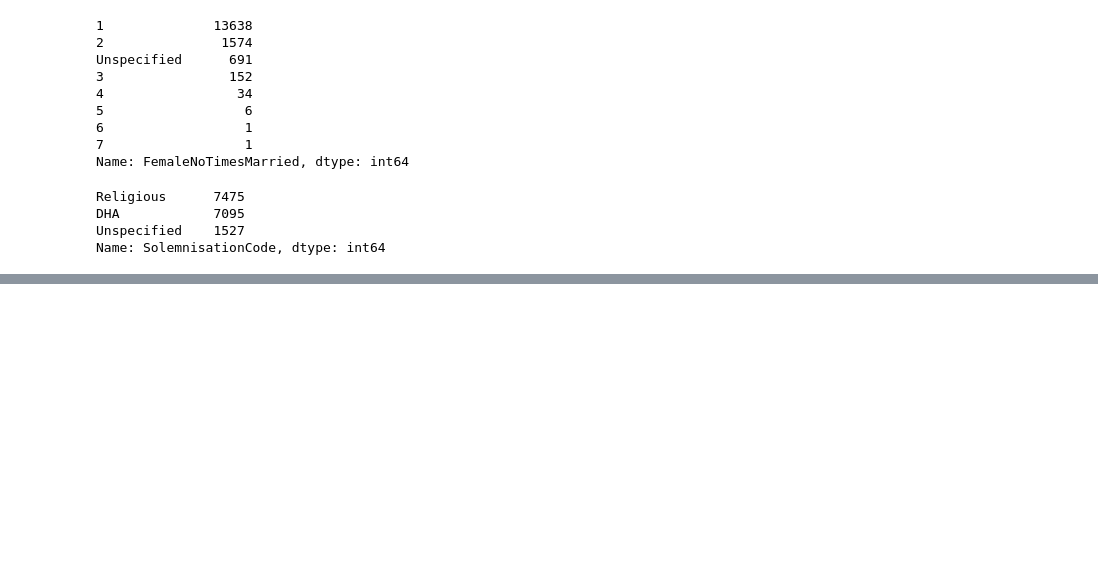
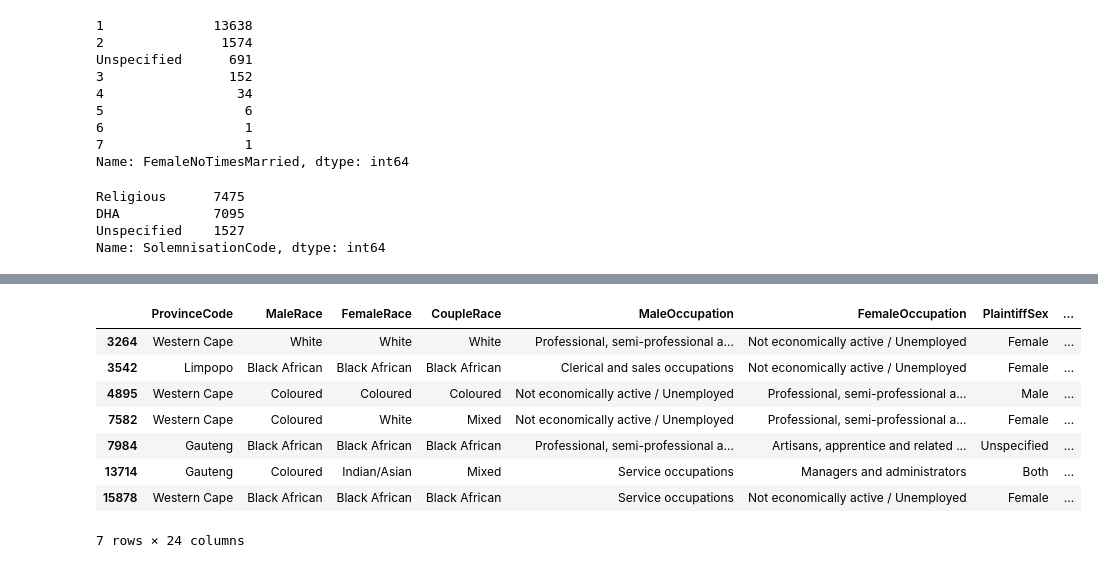
Before and after one commit to PONKAS/Data-Analysis, a Jupyter notebook: 2020 SA Marriage Analysis Project.ipynb, the cells around one changed output, grey strips where cells are left out. Saved outputs shown, nothing was run; the diff lists cells and outputs as text; code cells hidden in the pictures; blank space fills up the shorter version.

```diff
--- a/2020 SA Marriage Analysis Project.ipynb
+++ b/2020 SA Marriage Analysis Project.ipynb
@@ -363,0 +587,13 @@ Name: SolemnisationCode, dtype: int64
+# %%
+divCLN=divorces[divorces['GroundsForDivorce'] == 'Childlessness']
+divCLN
+# %% [output]
+|  | ProvinceCode | MaleRace | FemaleRace | CoupleRace | MaleOccupation | FemaleOccupation | PlaintiffSex | ... |
+| 3264 | Western Cape | White | White | White | Professional, semi-professional a... | Not economically active / Unemployed | Female | ... |
+| 3542 | Limpopo | Black African | Black African | Black African | Clerical and sales occupations | Not economically active / Unemployed | Female | ... |
+| 4895 | Western Cape | Coloured | Coloured | Coloured | Not economically active / Unemployed | Professional, semi-professional a... | Male | ... |
+| 7582 | Western Cape | Coloured | White | Mixed | Not economically active / Unemployed | Professional, semi-professional a... | Female | ... |
+| 7984 | Gauteng | Black African | Black African | Black African | Professional, semi-professional a... | Artisans, apprentice and related ... | Unspecified | ... |
+| 13714 | Gauteng | Coloured | Indian/Asian | Mixed | Service occupations | Managers and administrators | Both | ... |
+| 15878 | Western Cape | Black African | Black African | Black African | Service occupations | Not economically active / Unemployed | Female | ... |
+7 rows × 24 columns
```
Also changed, not shown: parts of 31 cells of this notebook.
